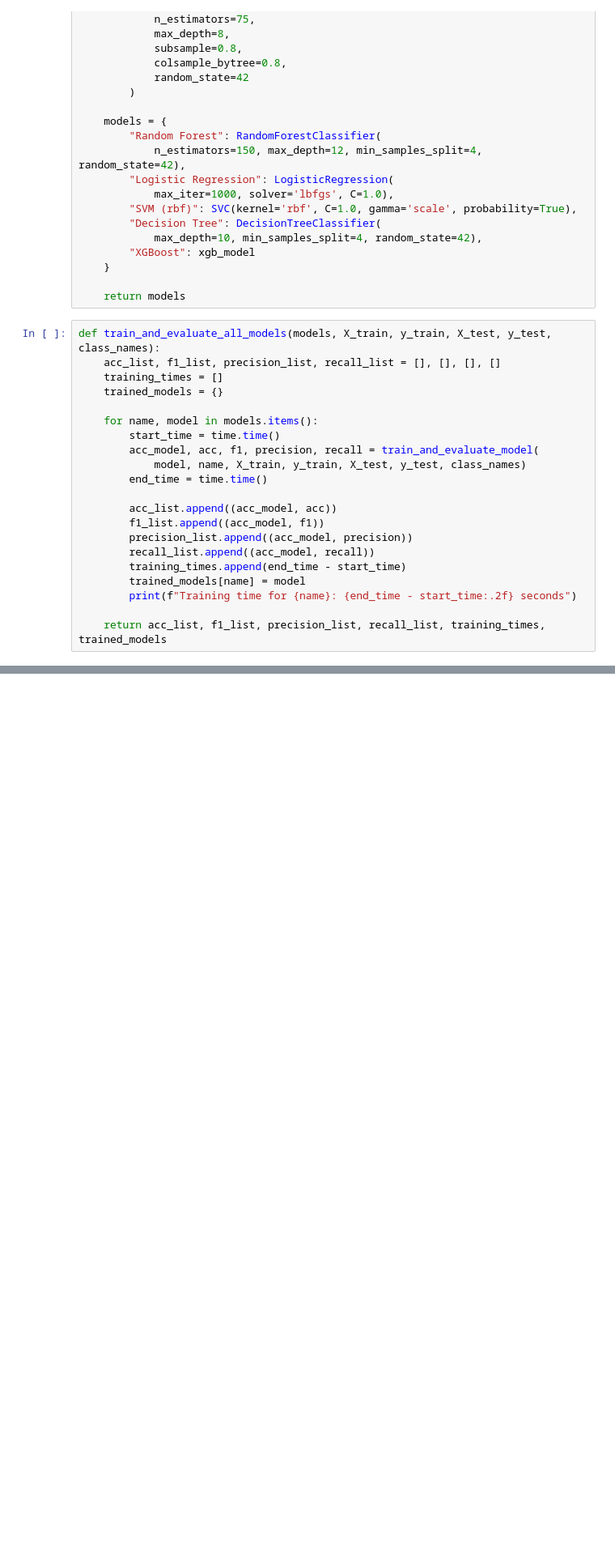
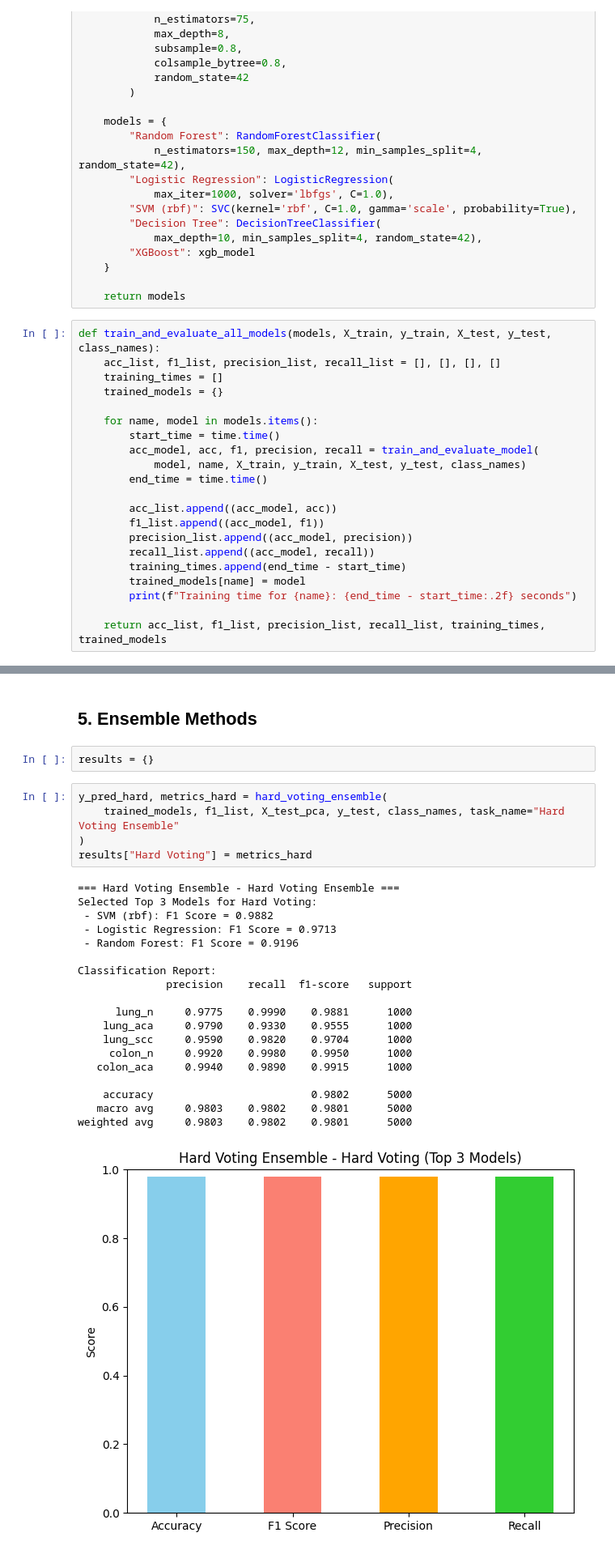
Before and after one commit to burakdogangazi/derinOdev, a Jupyter notebook: DifferentModels_MTL_JustTwo.ipynb, the cells around one changed output, grey strips where cells are left out. Shown at 81% size. Drawn from its saved outputs; the diff is of its cells as text; blank space fills up the shorter version.

Commit message:
Ensemble Added

```diff
--- a/DifferentModels_MTL_JustTwo.ipynb
+++ b/DifferentModels_MTL_JustTwo.ipynb
@@ -672,0 +767,29 @@ Recall (weighted): 0.9635
+# %% [markdown]
+## 5. Ensemble Methods
+# %%
+results = {}
+# %%
+y_pred_hard, metrics_hard = hard_voting_ensemble(
+    trained_models, f1_list, X_test_pca, y_test, class_names, task_name="Hard Voting Ensemble"
+)
+results["Hard Voting"] = metrics_hard
+# %% [output]
+=== Hard Voting Ensemble - Hard Voting Ensemble ===
+Selected Top 3 Models for Hard Voting:
+ - SVM (rbf): F1 Score = 0.9882
+ - Logistic Regression: F1 Score = 0.9713
+ - Random Forest: F1 Score = 0.9196
+
+Classification Report:
+              precision    recall  f1-score   support
+
+      lung_n     0.9775    0.9990    0.9881      1000
+    lung_aca     0.9790    0.9330    0.9555      1000
+    lung_scc     0.9590    0.9820    0.9704      1000
+     colon_n     0.9920    0.9980    0.9950      1000
+   colon_aca     0.9940    0.9890    0.9915      1000
+
+    accuracy                         0.9802      5000
+   macro avg     0.9803    0.9802    0.9801      5000
+weighted avg     0.9803    0.9802    0.9801      5000
+[figure, added]
```
Also changed, not shown: parts of 22 cells of this notebook, 1 other file.
